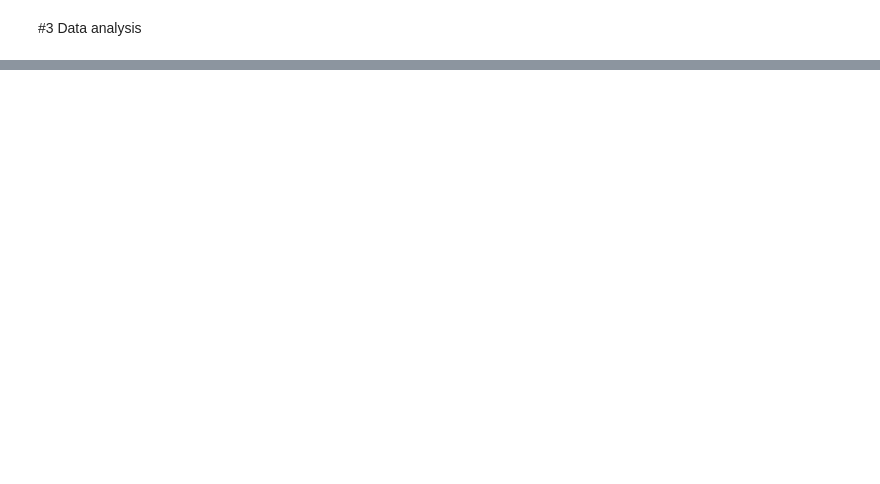
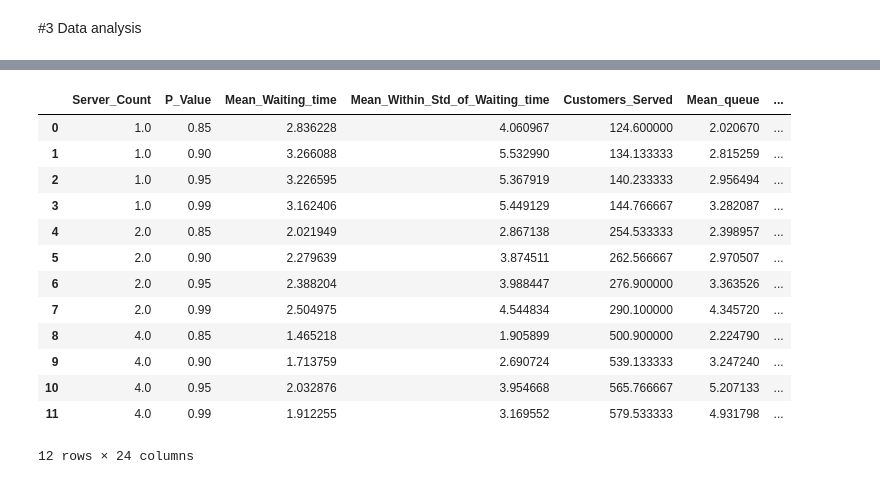
Before and after one commit to iliasoroka1/Discrete_Event_Simulation, a Jupyter notebook: Jacimovic_15278247_Malash_15179192_Soroka_2834023_Assignment_1.ipynb, the cells around one changed output, grey strips where cells are left out. Cells and saved outputs as stored; diff of their text form; code cells hidden in the pictures; blank space fills up the shorter version.

```diff
--- a/Jacimovic_15278247_Malash_15179192_Soroka_2834023_Assignment_1.ipynb
+++ b/Jacimovic_15278247_Malash_15179192_Soroka_2834023_Assignment_1.ipynb
@@ -203,11 +206,12 @@ class Client:
         self.time_of_arrival = time_of_arrival
         self.time_of_handling = time_of_handling
 
-def source_preemptive(env, mu, n, rho, queue):
+def source_preemptive(env, mu, n, rho, queue, q_arr):
     while True:
         time_of_handling = random.expovariate(mu)
         arrival_time = env.now
         heapq.heappush(queue, (time_of_handling, Client(arrival_time, time_of_handling)))
+        mean_queue.append(len(queue))
         yield env.timeout(random.expovariate(mu*n*rho))
 
 def do_work_preemptive(env, client, servers, time_to_finish, total_waiting_time, queue):
@@ -228,20 +232,29 @@ def customer_initialise_preemptive(env, servers, queue, total_waiting_time, q_ar
             time_to_finish, client = heapq.heappop(queue)
             env.process(do_work_preemptive(env, client, servers, time_to_finish, total_waiting_time, queue))
         else:
-            yield env.timeout(0.0001)
+            yield env.timeout(0.005)
+
+def cheker_que(mean_queue, queue, total_waiting_time, mean_waiting_time):
+    while True:
+        mean_waiting_time.append(np.mean(total_waiting_time))
+        yield env.timeout(0.1)
+
+
 
 mu = 1.0
 n = 2
 rho = 0.95
-sim_time = 200
-
+sim_time = 150
 env = simpy.Environment()
 servers = simpy.Resource(env,capacity=n)
 priority_queue = []
 total_waiting_time = []
+mean_queue = []
+mean_waiting_time = []
 q_arr = []
-env.process(source_preemptive(env, mu, n, rho, priority_queue))
+env.process(source_preemptive(env, mu, n, rho, priority_queue, q_arr))
 env.process(customer_initialise_preemptive(env, servers, priority_queue, total_waiting_time, q_arr))
+env.process(cheker_que(mean_queue, priority_queue, total_waiting_time, mean_waiting_time))
 env.run(until=sim_time)
 print(f"Que length mean: {q_arr}")
 print(f"Total customers served: {len(total_waiting_time)}")
@@ -253,17 +266,2 @@ Average waiting time: 3.5227148826796606
 # %% [markdown]
 #3 Data analysis
-# %%
-def sim_run(n,rho,mu,sim_time):
-    env = simpy.Environment()
-    servers = simpy.Resource(env,capacity=n)
-    priority_queue = []
-    total_waiting_time = []
-    env.process(source_preemptive(env, mu, n, rho, priority_queue))
-    env.process(customer_initialise_preemptive(env, servers, priority_queue, total_waiting_time))
-    env.run(until=sim_time)
-    return len(total_waiting_time), sum(total_waiting_time) / len(total_waiting_time),
-rho_vals = [0.9,0.95]
-serv = [1, 2, 3, 4]
-sim_time = 5000
-mu = 1.0
-simulation = ([[[sim_run(n,rho,mu,sim_time) for _ in range(100)] for rho in rho_vals] for n in serv])
@@ -272,7 +267,0 @@ KeyboardInterrupt:
-# %%
-fstd = lambda array: [np.std(sub_array) for sub_array in array]
-fmean = lambda array: [np.mean(sub_array) for sub_array in array]
-fn = lambda array: [len(sub_array) for sub_array in array]
-std_v = list(map(fstd, res))
-mean_v = list(map(fmean, res))
-n = list(map(fn, res))
@@ -278,0 +449,17 @@ n = list(map(fn, res))
+# %%
+waiting_time_general_stat
+# %% [output]
+|  | Server_Count | P_Value | Mean_Waiting_time | Mean_Within_Std_of_Waiting_time | Customers_Served | Mean_queue | ... |
+| 0 | 1.0 | 0.85 | 2.836228 | 4.060967 | 124.600000 | 2.020670 | ... |
+| 1 | 1.0 | 0.90 | 3.266088 | 5.532990 | 134.133333 | 2.815259 | ... |
+| 2 | 1.0 | 0.95 | 3.226595 | 5.367919 | 140.233333 | 2.956494 | ... |
+| 3 | 1.0 | 0.99 | 3.162406 | 5.449129 | 144.766667 | 3.282087 | ... |
+| 4 | 2.0 | 0.85 | 2.021949 | 2.867138 | 254.533333 | 2.398957 | ... |
+| 5 | 2.0 | 0.90 | 2.279639 | 3.874511 | 262.566667 | 2.970507 | ... |
+| 6 | 2.0 | 0.95 | 2.388204 | 3.988447 | 276.900000 | 3.363526 | ... |
+| 7 | 2.0 | 0.99 | 2.504975 | 4.544834 | 290.100000 | 4.345720 | ... |
+| 8 | 4.0 | 0.85 | 1.465218 | 1.905899 | 500.900000 | 2.224790 | ... |
+| 9 | 4.0 | 0.90 | 1.713759 | 2.690724 | 539.133333 | 3.247240 | ... |
+| 10 | 4.0 | 0.95 | 2.032876 | 3.954668 | 565.766667 | 5.207133 | ... |
+| 11 | 4.0 | 0.99 | 1.912255 | 3.169552 | 579.533333 | 4.931798 | ... |
+12 rows × 24 columns
```
Also changed, not shown: parts of 9 cells of this notebook.
